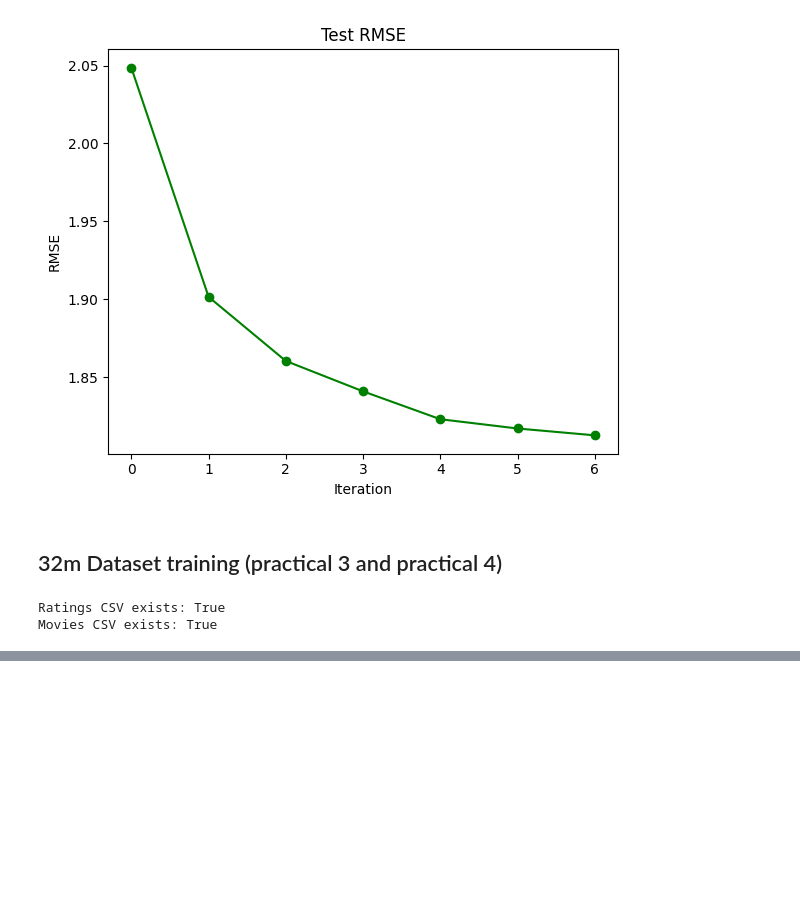
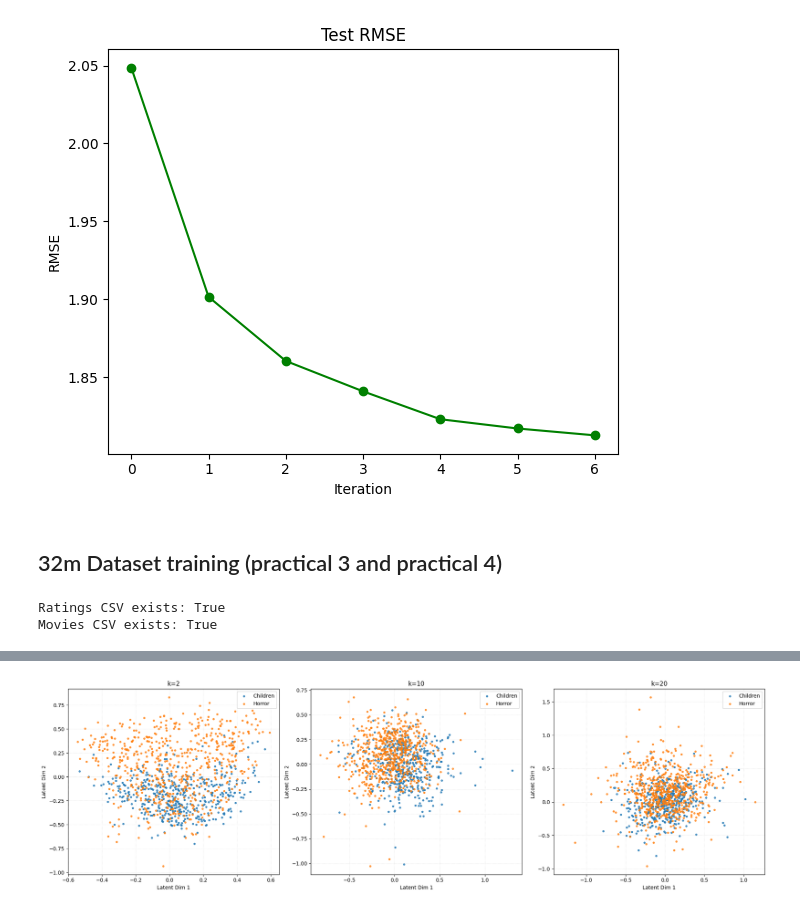
Before and after one commit to DanielAyomide-git/applied-ml-at-scale-aims2025, a Jupyter notebook: Applied_ML_at_scale.ipynb, the cells around one changed output, grey strips where cells are left out. Cells and saved outputs as stored; diff of their text form; code cells hidden in the pictures; blank space fills up the shorter version.

Commit message:
Embedding charts updates, need to increase number of iterations

```diff
--- a/Applied_ML_at_scale.ipynb
+++ b/Applied_ML_at_scale.ipynb
@@ -981,5 +981,7 @@ df.load()
 # %% [output]
 Ratings CSV exists: True
 Movies CSV exists: True
+# %%
+movie_counts = np.array([len(r) for r in df.data_by_movie])
 # %%
 import os
@@ -2138,0 +1569,94 @@ Processing Map for K=20...
+# %%
+import numpy as np
+import matplotlib.pyplot as plt
+from matplotlib.backends.backend_pdf import PdfPages
+from sklearn.decomposition import PCA
+import pickle
+
+# -------------------------------------------
+# CONFIG
+# -------------------------------------------
+MIN_RATINGS = 500
+GENRE_A = "Children"
+GENRE_B = "Horror"
+
+# -------------------------------------------
+# FUNCTION TO PLOT A SINGLE MODEL ON AN AX
+# -------------------------------------------
+def plot_embedding_on_ax(model, df, movie_counts, ax, title="Item Embeddings"):
+    valid_indices = np.where(movie_counts >= MIN_RATINGS)[0]
+
+    children_idx, horror_idx = [], []
+
+    for idx in valid_indices:
+        movie_id = df.idx_to_movie_id[idx]
+        genres = df.movie_id_to_genres.get(movie_id, [])
+
+        if "Children" in genres:
+            children_idx.append(idx)
+        if "Horror" in genres:
+            horror_idx.append(idx)
+
+    if len(children_idx) == 0 and len(horror_idx) == 0:
+        print("[WARNING] No movies matched filters")
+        return
+
+    children_idx = np.array(children_idx)
+    horror_idx = np.array(horror_idx)
+
+    embeddings = model.V
+
+    # Project to 2D if needed
+    if embeddings.shape[1] > 2:
+        pca = PCA(n_components=2)
+        embeddings_2d = pca.fit_transform(embeddings)
+    else:
+        embeddings_2d = embeddings
+
+    Xc, Yc = embeddings_2d[children_idx, 0], embeddings_2d[children_idx, 1]
+    Xh, Yh = embeddings_2d[horror_idx, 0], embeddings_2d[horror_idx, 1]
+
+    ax.scatter(Xc, Yc, s=10, alpha=0.8, label="Children")
+    ax.scatter(Xh, Yh, s=10, alpha=0.8, label="Horror")
+    ax.set_xlabel("Latent Dim 1")
+    ax.set_ylabel("Latent Dim 2")
+    ax.set_title(title)
+    ax.legend()
+    ax.grid(True, linestyle=":", alpha=0.4)
+
+# -------------------------------------------
+# LOAD MODELS
+# -------------------------------------------
+model_paths = {
+    2: "models/als_model_k2.pkl",
+    10: "models/als_model_k10.pkl",
+    20: "models/als_model_k20.pkl",
+}
+
+models = {}
+for k, path in model_paths.items():
+    with open(path, "rb") as f:
+        models[k] = pickle.load(f)
+
+# -------------------------------------------
+# CREATE ONE FIGURE WITH 3 SUBPLOTS
+# -------------------------------------------
+fig, axes = plt.subplots(1, 3, figsize=(20, 6))  # 1 row, 3 columns
+
+for ax, k in zip(axes, [2, 10, 20]):
+    title = f"k={k}"
+    plot_embedding_on_ax(models[k], df, movie_counts, ax, title=title)
+
+plt.tight_layout()
+
+# SAVE TO PDF
+pdf_path = "item_embeddings_comparison_row.pdf"
+with PdfPages(pdf_path) as pdf:
+    pdf.savefig(fig)
+
+plt.show()
+plt.close(fig)
+
+print(f"[INFO] All three embeddings saved in one row to {pdf_path}")
+# %% [output]
+[figure, added]
```
Also changed, not shown: parts of 14 cells of this notebook, 16 other files.
